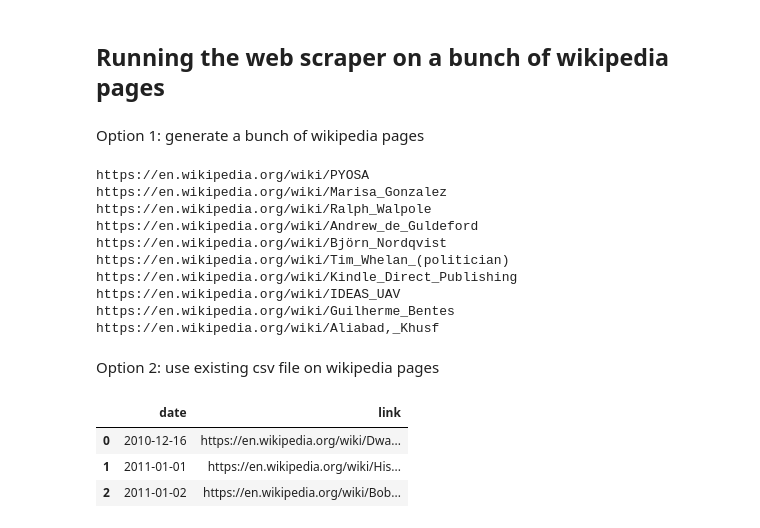
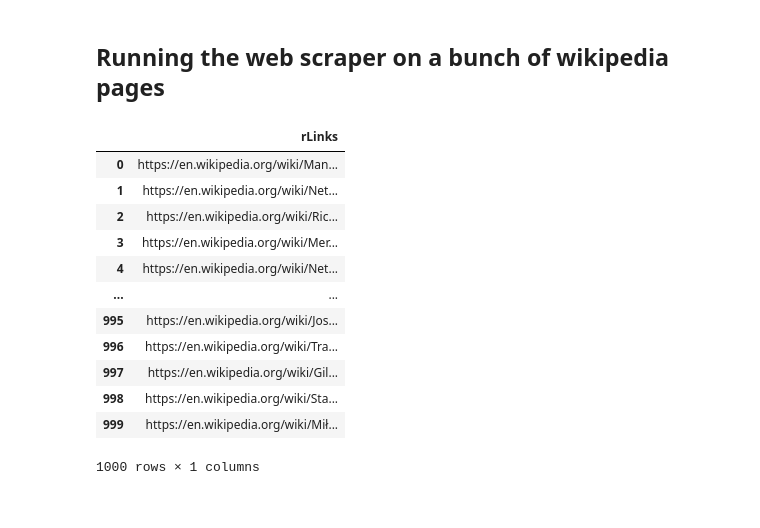
Before and after one commit to TanyaTsui/getting-to-philosophy, a Jupyter notebook: get_to_philosophy.ipynb, the cells around one changed output. Saved outputs shown, nothing was run; the diff lists cells and outputs as text; code cells hidden in the pictures.

```diff
--- a/get_to_philosophy.ipynb
+++ b/get_to_philosophy.ipynb
@@ -131,39 +132,24 @@ reached philosophy!
 # %% [markdown]
 ## Running the web scraper on a bunch of wikipedia pages
-# %% [markdown]
-Option 1: generate a bunch of wikipedia pages
-# %%
-wikis = []
-for i in range(10):
-    url = 'https://en.wikipedia.org/wiki/Special:Random'
-    page = requests.get(url)
-    soup = BeautifulSoup(page.content, 'html.parser')
-    title = soup.find('title').string.replace(' - Wikipedia', '').replace(' ', '_')
-    title = 'https://en.wikipedia.org/wiki/' + title
-    wikis.append(title)
-    print(title)
-# %% [output]
-https://en.wikipedia.org/wiki/PYOSA
-https://en.wikipedia.org/wiki/Marisa_Gonzalez
-https://en.wikipedia.org/wiki/Ralph_Walpole
-https://en.wikipedia.org/wiki/Andrew_de_Guldeford
-https://en.wikipedia.org/wiki/Björn_Nordqvist
-https://en.wikipedia.org/wiki/Tim_Whelan_(politician)
-https://en.wikipedia.org/wiki/Kindle_Direct_Publishing
-https://en.wikipedia.org/wiki/IDEAS_UAV
-https://en.wikipedia.org/wiki/Guilherme_Bentes
-https://en.wikipedia.org/wiki/Aliabad,_Khusf
-# %% [markdown]
-Option 2: use existing csv file on wikipedia pages
-# %%
-df = pd.read_csv('WikiMainPage.csv')
-df = df[['Date', 'TFALink']]
-df.rename(columns = {'TFALink': 'link', 'Date': 'date'}, inplace=True)
-df.link = 'https://en.wikipedia.org' + df.link
-df = df.head(3)
-df
-# %% [output]
-|  | date | link |
-| 0 | 2010-12-16 | https://en.wikipedia.org/wiki/Dwa... |
-| 1 | 2011-01-01 | https://en.wikipedia.org/wiki/His... |
-| 2 | 2011-01-02 | https://en.wikipedia.org/wiki/Bob... |
+# %%
+# open list of 1000 randomly generated wikipedia articles
+import json
+with open("randomWikiLinks.txt", "r") as fp:
+    wikis = json.load(fp)
+df = pd.DataFrame(wikis)
+df.rename(columns={0: 'rLinks'}, inplace=True) # rLinks = random links
+df
+# %% [output]
+|  | rLinks |
+| 0 | https://en.wikipedia.org/wiki/Man... |
+| 1 | https://en.wikipedia.org/wiki/Net... |
+| 2 | https://en.wikipedia.org/wiki/Ric... |
+| 3 | https://en.wikipedia.org/wiki/Mer... |
+| 4 | https://en.wikipedia.org/wiki/Net... |
+| ... | ... |
+| 995 | https://en.wikipedia.org/wiki/Jos... |
+| 996 | https://en.wikipedia.org/wiki/Tra... |
+| 997 | https://en.wikipedia.org/wiki/Gil... |
+| 998 | https://en.wikipedia.org/wiki/Sta... |
+| 999 | https://en.wikipedia.org/wiki/Mił... |
+1000 rows × 1 columns
```
Also changed, not shown: parts of 13 cells of this notebook, 4 other files.
